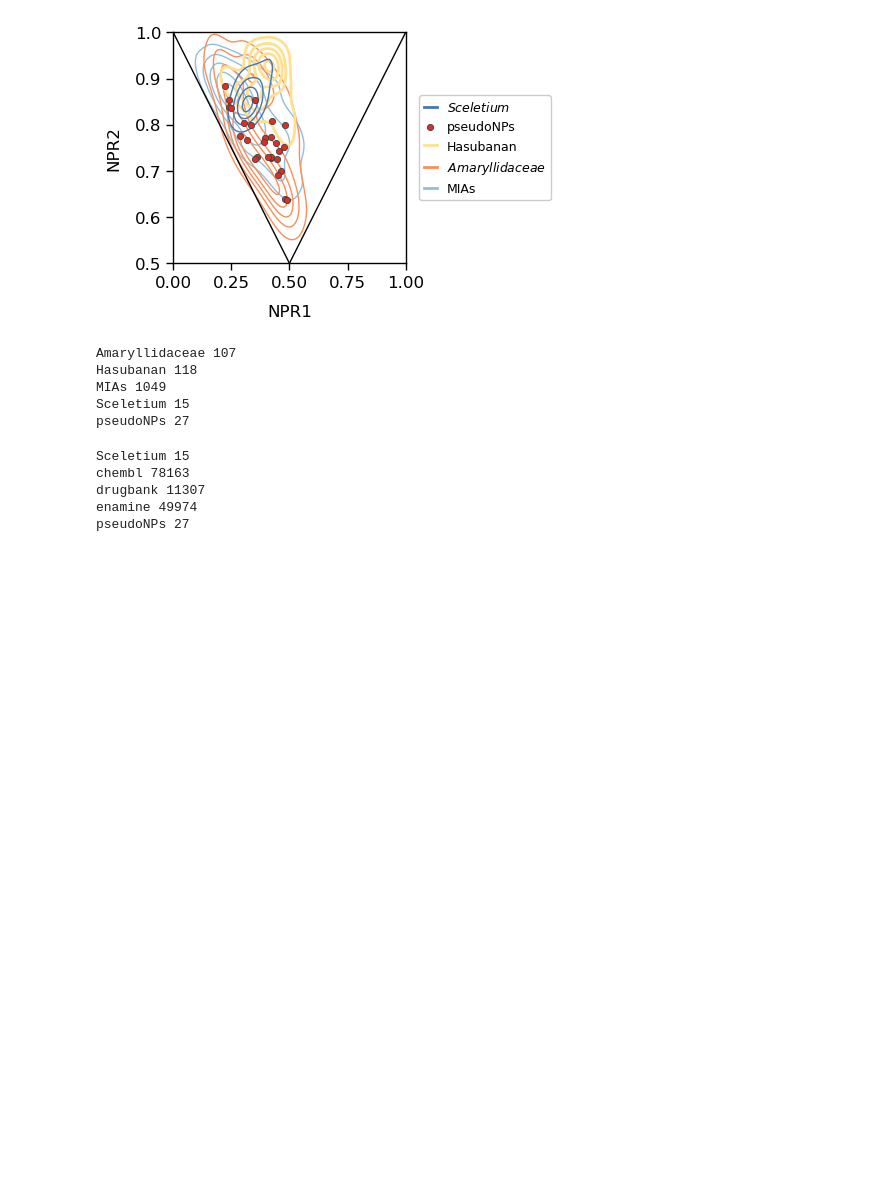
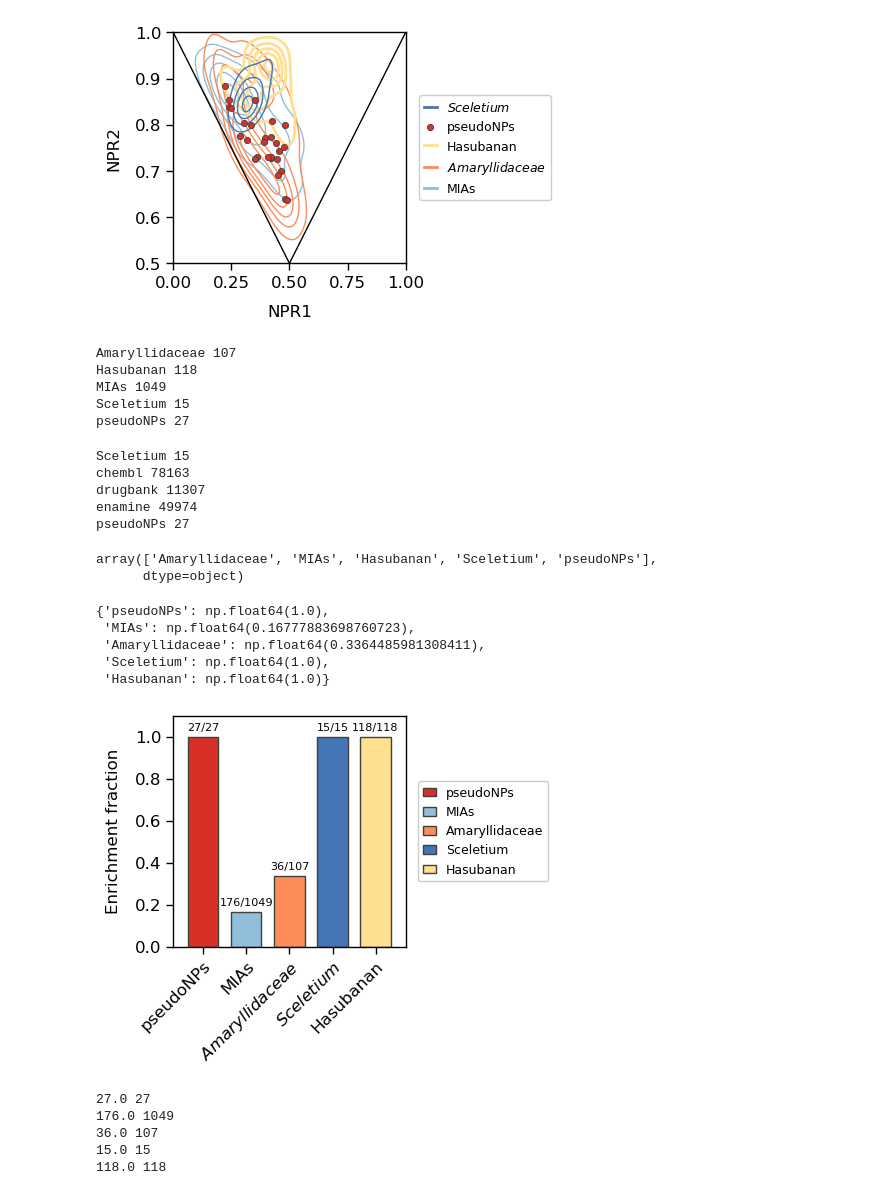
Before and after one commit to BernalFA/2025_Greiner_PseudoNPs, a Jupyter notebook: notebooks/2.01-fb-first_plots.ipynb, the cells around one changed output. Cells and saved outputs as stored; diff of their text form; code cells hidden in the pictures; blank space fills up the shorter version.

```diff
--- a/notebooks/2.01-fb-first_plots.ipynb
+++ b/notebooks/2.01-fb-first_plots.ipynb
@@ -795,3 +822,5 @@ chembl 78163
 drugbank 11307
 enamine 49974
 pseudoNPs 27
+# %%
+alkaloids = pd.read_csv(HERE / "data" / "interim" / "alkaloids.csv")
@@ -797,0 +859,67 @@ pseudoNPs 27
+# %%
+alkaloids["new_set"].unique()
+# %% [output]
+array(['Amaryllidaceae', 'MIAs', 'Hasubanan', 'Sceletium', 'pseudoNPs'],
+      dtype=object)
+# %%
+data_scaffold = {}
+for name in family_order.keys():
+    group = alkaloids.query("new_set == @name")
+    data_scaffold[name] = group["have_substructure"].sum() / len(group)
+# %%
+data_scaffold
+# %% [output]
+{'pseudoNPs': np.float64(1.0),
+ 'MIAs': np.float64(0.16777883698760723),
+ 'Amaryllidaceae': np.float64(0.3364485981308411),
+ 'Sceletium': np.float64(1.0),
+ 'Hasubanan': np.float64(1.0)}
+# %%
+fig = plt.figure()
+ax = fig.add_subplot()
+
+parts = ax.bar(range(len(data_scaffold)), data_scaffold.values(),
+               width=0.7,
+               facecolor=family_colors.values(),
+               edgecolor=[0.25, 0.25, 0.25],
+               label=family_colors.keys())
+
+for i, key in enumerate(data_scaffold.keys()):
+    group = alkaloids.query("new_set == @key")
+    text = f"{int(group['have_substructure'].sum())}/{len(group)}"
+    ax.annotate(text,
+                xy=(i, data_scaffold[key]),
+                xytext=(0, 3),
+                textcoords="offset points",
+                fontsize=8,
+                ha="center",
+                va="bottom")
+
+ax.set_xticks([x for x in range(len(data_scaffold))],
+              labels=family_labels.values(),
+              rotation=45, ha="right", rotation_mode="anchor")
+
+ax.set_ylabel("Enrichment fraction")
+ax.set_xlim(-0.7, 4.7)
+ax.set_ylim(0, 1.1)
+
+plt.legend(loc="center right",
+           bbox_to_anchor=(1.64, 0.5),
+           fontsize=9,
+           handlelength=1,
+           frameon=True)
+plt.savefig(FIG_DIR / "20250924_scaffold_enrichment.png",
+            transparent=True, bbox_inches="tight")
+plt.show()
+# %% [output]
+[figure, added]
+# %%
+for name in family_order.keys():
+    group = alkaloids.query("new_set == @name")
+    print(group["have_substructure"].sum(), len(group))
+# %% [output]
+27.0 27
+176.0 1049
+36.0 107
+15.0 15
+118.0 118
```
Also changed, not shown: parts of 4 cells of this notebook, 2 other files.
